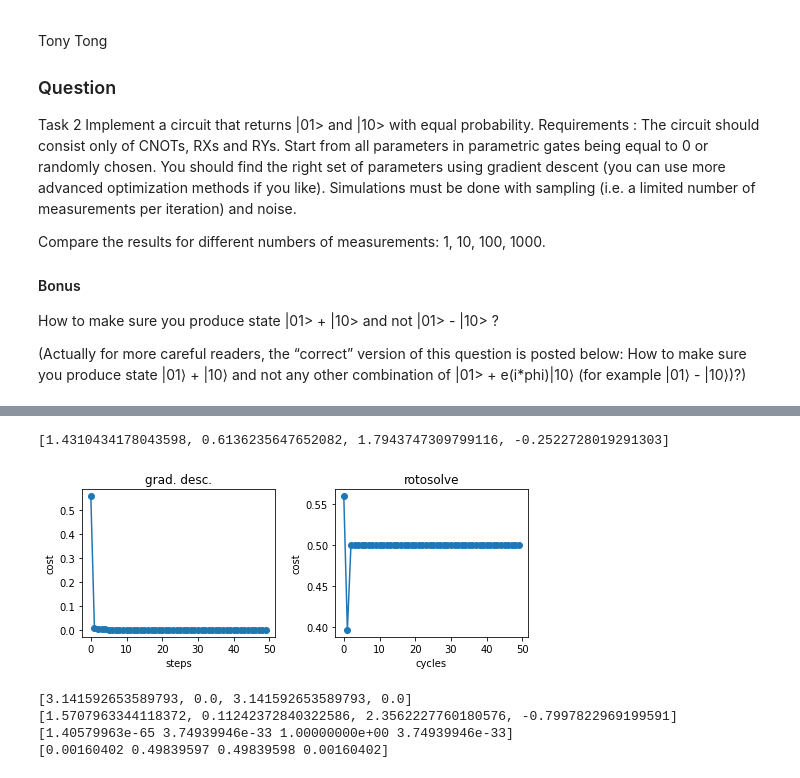
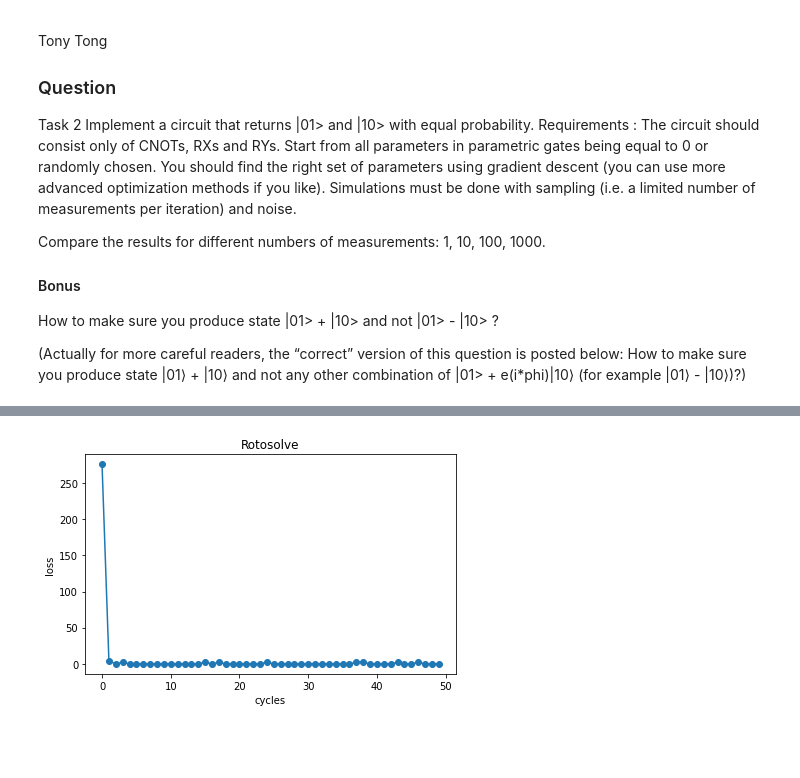
Before and after one commit to TDHTTTT/learn-bell, a Jupyter notebook: pennylane.ipynb, the cells around one changed output, grey strips where cells are left out. Drawn from its saved outputs; the diff is of its cells as text; code cells hidden in the pictures; blank space fills up the shorter version.

Commit message:
rotosolve is working

```diff
--- a/pennylane.ipynb
+++ b/pennylane.ipynb
@@ -85,53 +92,31 @@ from scipy.stats import truncnorm
 def get_truncated_normal(mean=0, sd=1, low=0, upp=10):
     return truncnorm(
         (low - mean) / sd, (upp - mean) / sd, loc=mean, scale=sd)
-# %%
-init_params = list(get_truncated_normal(0,1,-np.pi,np.pi).rvs(4))
-print(init_params)
-params_rsol = init_params.copy()
-n_steps = 50
-
-costs_rotosolve = []
-
-for i in range(n_steps):
-    costs_rotosolve.append(cost(params_rsol))
-    params_rsol = rotosolve_cycle(cost, params_rsol)
-# %% [output]
-[1.4310434178043598, 0.6136235647652082, 1.7943747309799116, -0.2522728019291303]
-# %%
-params_gd = init_params.copy()
-opt = qml.GradientDescentOptimizer(stepsize=0.5)
-costs_gd = []
-for i in range(n_steps):
-    costs_gd.append(cost(params_gd))
-    params_gd = opt.step(cost, params_gd)
-# %%
-# plot cost function optimization using the 2 techniques
-import matplotlib.pyplot as plt
-
-steps = np.arange(0, n_steps)
-fig, (ax1, ax2) = plt.subplots(1, 2, figsize=(7, 3))
-plt.subplot(1, 2, 1)
-plt.plot(steps, costs_gd, "o-")
-plt.title("grad. desc.")
-plt.xlabel("steps")
-plt.ylabel("cost")
-plt.subplot(1, 2, 2)
-plt.plot(steps, costs_rotosolve, "o-")
-plt.title("rotosolve")
-plt.xlabel("cycles")
-plt.ylabel("cost")
-plt.tight_layout()
-plt.show()
-# %% [output]
-[figure, removed]
-# %%
-print(params_rsol)
-print(params_gd)
-print(circuit(params_rsol))
-print(circuit(params_gd))
-# %% [output]
-[3.141592653589793, 0.0, 3.141592653589793, 0.0]
-[1.5707963344118372, 0.11242372840322586, 2.3562227760180576, -0.7997822969199591]
-[1.40579963e-65 3.74939946e-33 1.00000000e+00 3.74939946e-33]
-[0.00160402 0.49839597 0.49839598 0.00160402]
+# %%
+def fit(init_params, n_steps, n_measurements=1000, dev=dev):
+    dev.shots = n_measurements
+    # initial parameters are randomly chosen according to a normal curve
+    params_rsol = init_params.copy()
+    costs_rotosolve = []
+
+    for i in range(n_steps):
+        costs_rotosolve.append(cost(params_rsol))
+        params_rsol = rotosolve_cycle(cost, params_rsol)
+
+    return params_rsol, costs_rotosolve
+
+def plot_loss(n_steps, costs, titlex):
+    steps = np.arange(0, n_steps)
+    plt.plot(steps, costs, "o-")
+    plt.title(titlex)
+    plt.xlabel("cycles")
+    plt.ylabel("loss")
+    plt.tight_layout()
+    plt.show()
+# %%
+np.random.seed(1)
+init_params = list(get_truncated_normal(0,1,-np.pi,np.pi).rvs(4))
+params_rsol, costs = fit(init_params, 50)
+plot_loss(50, costs, "Rotosolve")
+# %% [output]
+[figure, added]
```
Also changed, not shown: parts of 12 cells of this notebook.
